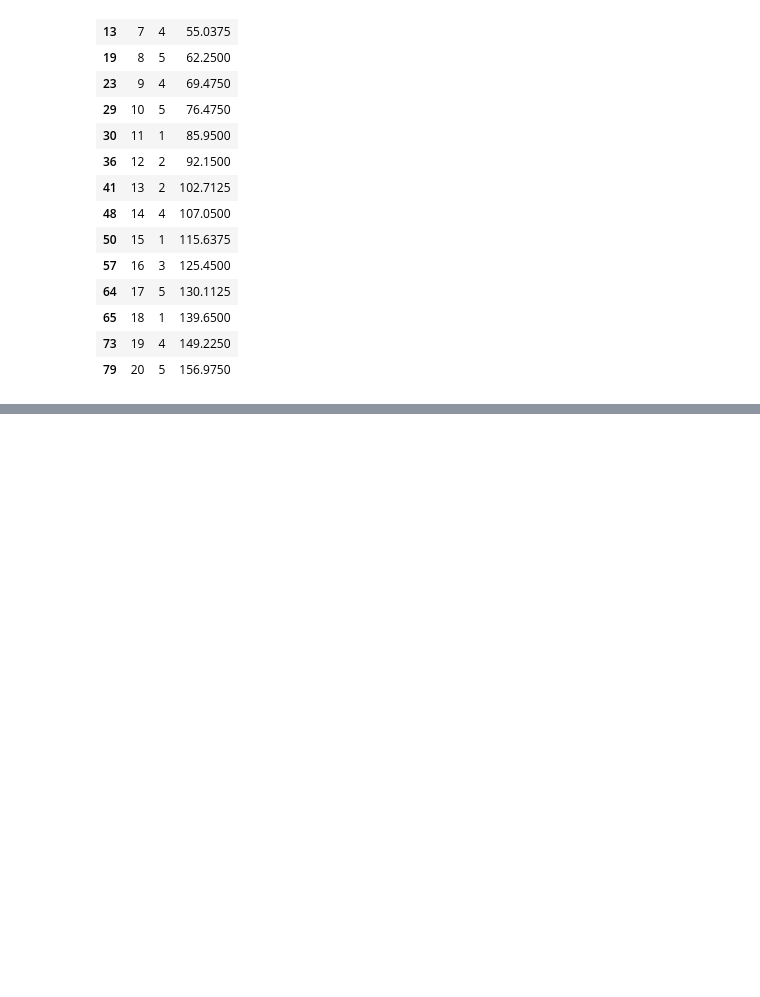
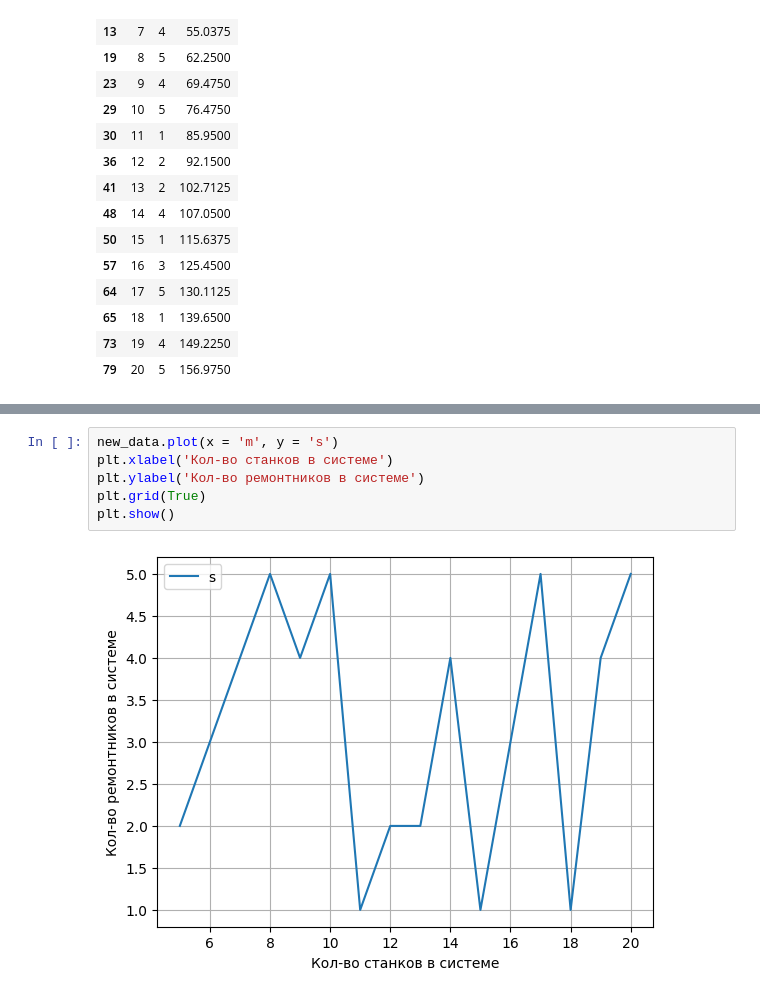
Before and after one commit to quasimuzzle/Queuein-Theory-Python, a Jupyter notebook: manufacturing_system.ipynb, the cells around one changed output, grey strips where cells are left out. Saved outputs shown, nothing was run; the diff lists cells and outputs as text; blank space fills up the shorter version.

```diff
--- a/manufacturing_system.ipynb
+++ b/manufacturing_system.ipynb
@@ -140,0 +151,8 @@ new_data
+# %%
+new_data.plot(x = 'm', y = 's')
+plt.xlabel('Кол-во станков в системе')
+plt.ylabel('Кол-во ремонтников в системе')
+plt.grid(True)
+plt.show()
+# %% [output]
+[figure, added]
```
Also changed, not shown: parts of 3 cells of this notebook.
